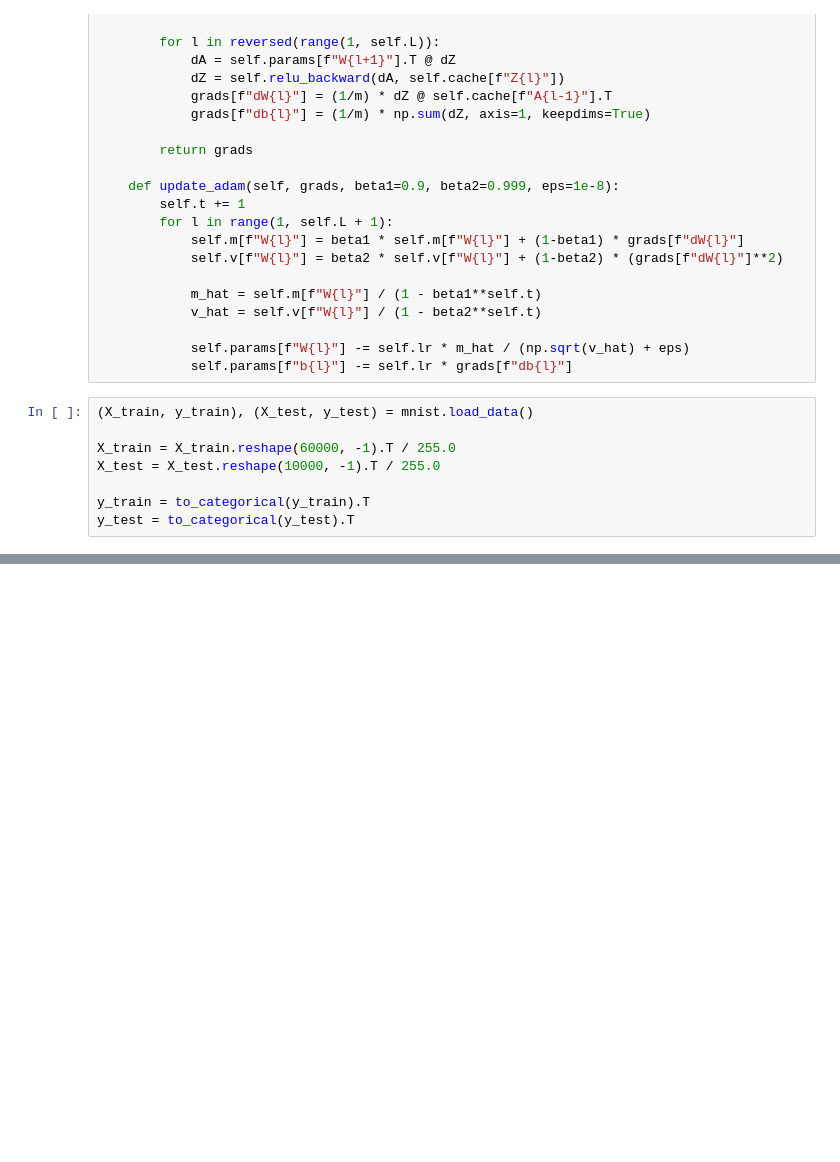
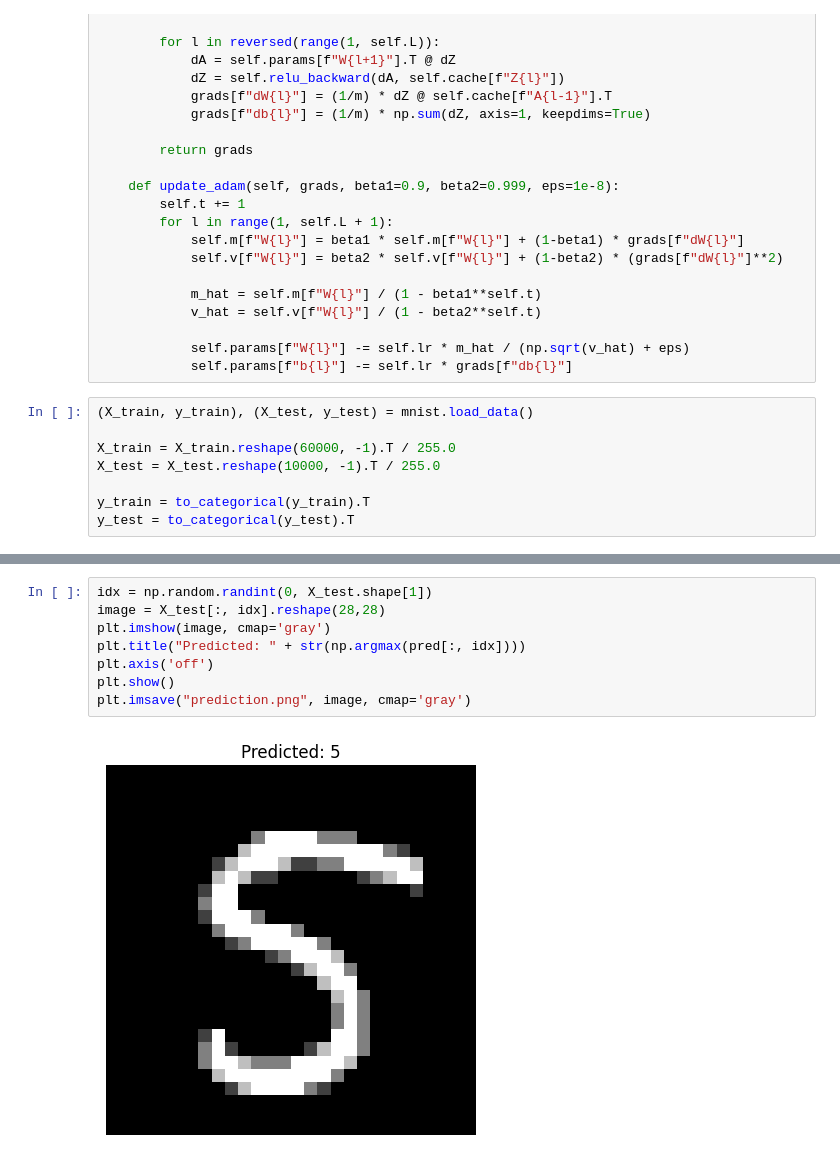
Before and after one commit to Palash1011/neural-networks-from-scratch, a Jupyter notebook: Neural_Networks_From_Scratch.ipynb, the cells around one changed output, grey strips where cells are left out. Saved outputs shown, nothing was run; the diff lists cells and outputs as text; blank space fills up the shorter version.

```diff
--- a/Neural_Networks_From_Scratch.ipynb
+++ b/Neural_Networks_From_Scratch.ipynb
@@ -155,0 +159,10 @@ plt.show()
+# %%
+idx = np.random.randint(0, X_test.shape[1])
+image = X_test[:, idx].reshape(28,28)
+plt.imshow(image, cmap='gray')
+plt.title("Predicted: " + str(np.argmax(pred[:, idx])))
+plt.axis('off')
+plt.show()
+plt.imsave("prediction.png", image, cmap='gray')
+# %% [output]
+[figure, added]
```
Also changed, not shown: parts of 3 cells of this notebook.
